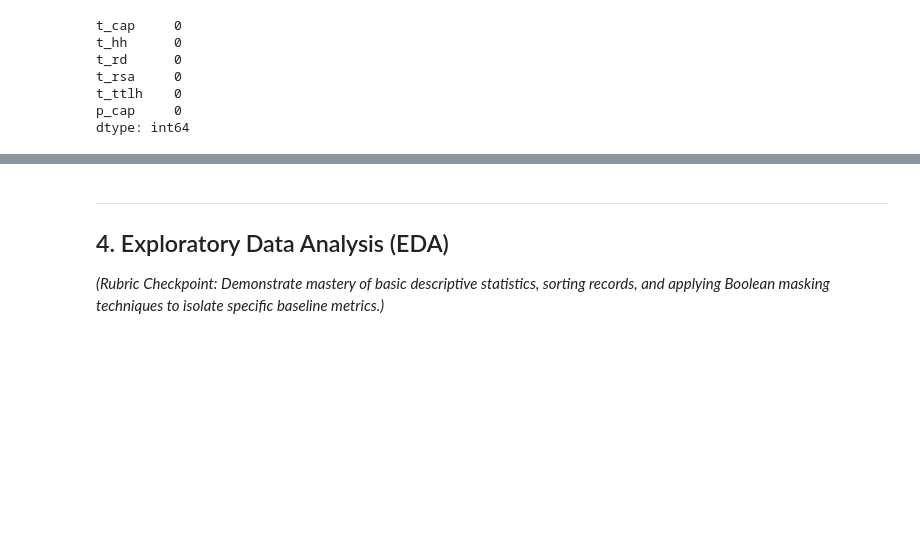
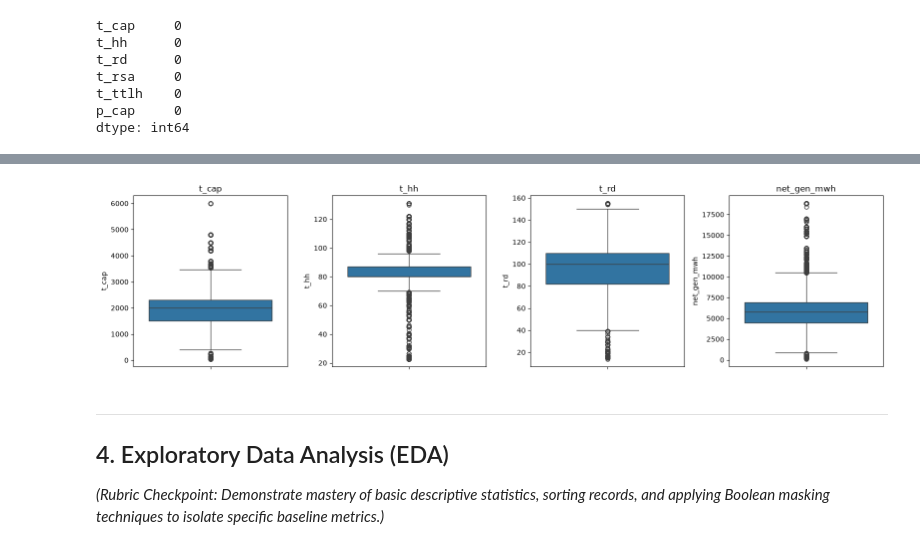
Before and after one commit to hawraalawi/project_2, a Jupyter notebook: Code/EDA_Report_Template.ipynb, the cells around one changed output, grey strips where cells are left out. Cells and saved outputs as stored; diff of their text form; code cells hidden in the pictures; blank space fills up the shorter version.

```diff
--- a/Code/EDA_Report_Template.ipynb
+++ b/Code/EDA_Report_Template.ipynb
@@ -434,0 +490,3 @@ dtype: int64
+# %%
+numeric_cols = ['t_cap', 't_hh', 't_rd', 'net_gen_mwh']
+wt_copy[numeric_cols].describe()
@@ -435,3 +503,13 @@ dtype: int64
+# %%
+
+fig, axes = plt.subplots(1, len(numeric_cols), figsize=(16, 4))
+for ax, col in zip(axes, numeric_cols):
+    sns.boxplot(y=wt_copy[col], ax=ax)
+    ax.set_title(col)
+plt.tight_layout()
+plt.show()
+# %% [output]
+[figure, added]
 # %%
 # save the final cleaned dataset
 wt_copy.to_csv('../Data/wind_turbines_clean.csv', index=False)
```
Also changed, not shown: parts of 27 cells of this notebook, 5 other files.
